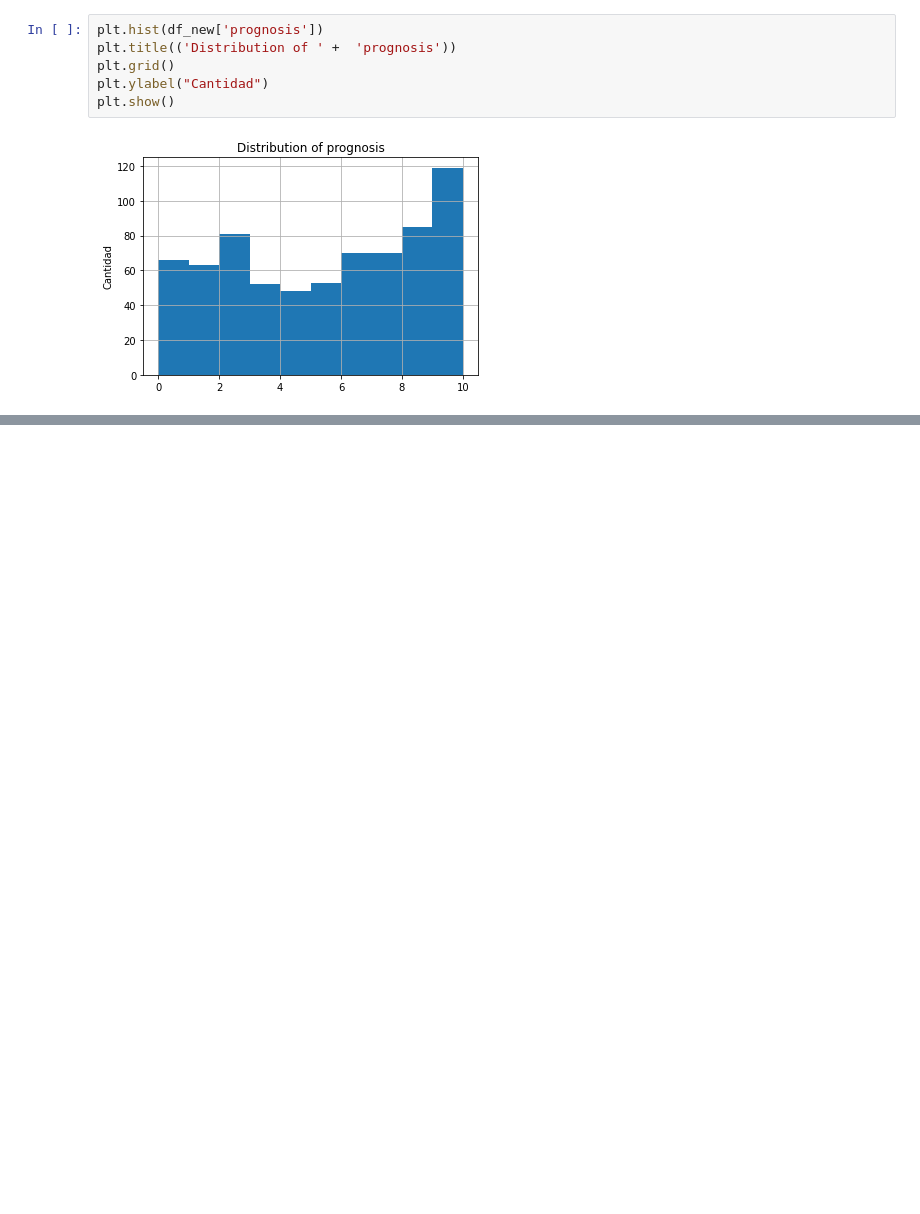
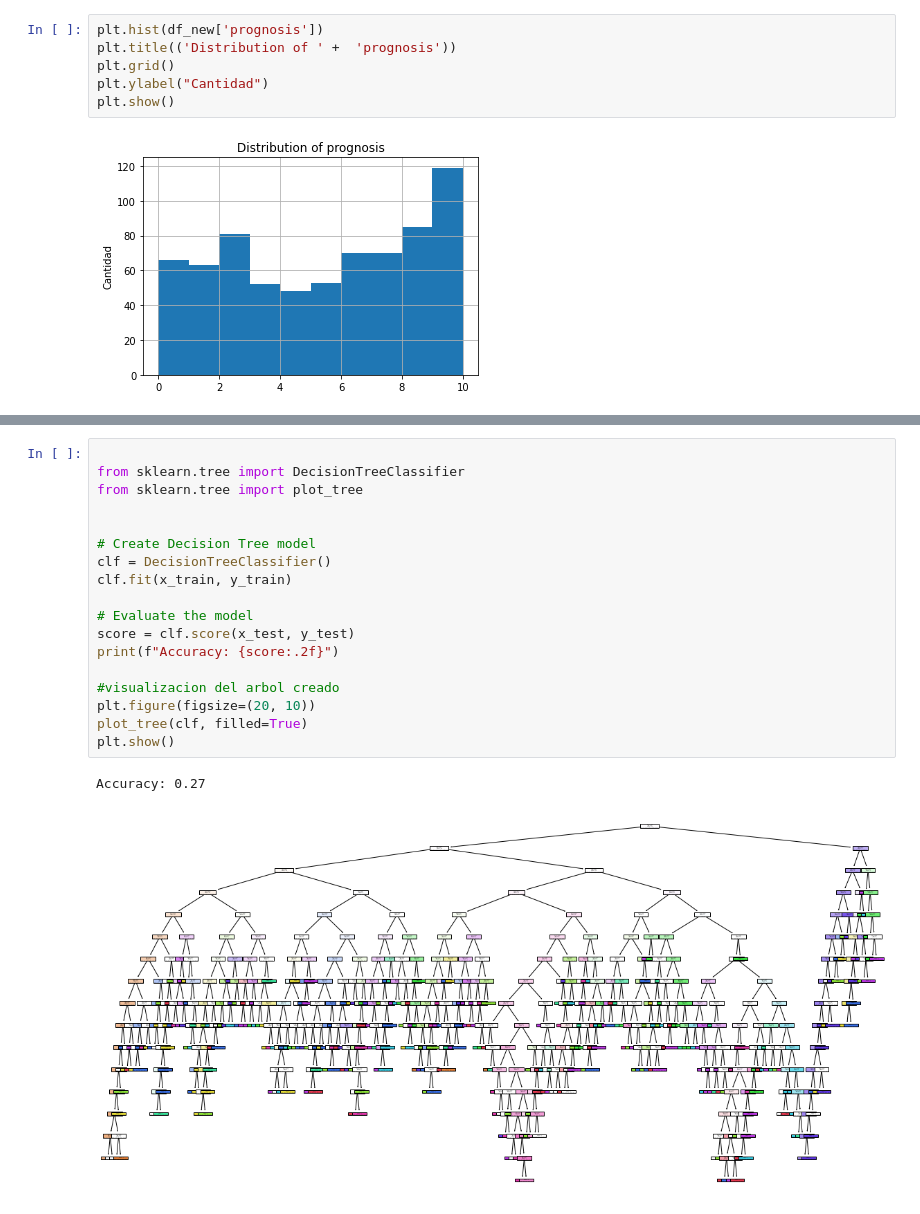
Before and after one commit to fruizg/ReconocimientoDePatrones, a Jupyter notebook: Challenges/Challenge3/Challenge3.ipynb, the cells around one changed output, grey strips where cells are left out. Cells and saved outputs as stored; diff of their text form; blank space fills up the shorter version.

```diff
--- a/Challenges/Challenge3/Challenge3.ipynb
+++ b/Challenges/Challenge3/Challenge3.ipynb
@@ -192,0 +228,21 @@ IndexError: index 4 is out of bounds for axis 0 with size 4
+# %%
+
+from sklearn.tree import DecisionTreeClassifier
+from sklearn.tree import plot_tree
+
+
+# Create Decision Tree model
+clf = DecisionTreeClassifier()
+clf.fit(x_train, y_train)
+
+# Evaluate the model
+score = clf.score(x_test, y_test)
+print(f"Accuracy: {score:.2f}")
+
+#visualizacion del arbol creado
+plt.figure(figsize=(20, 10))
+plot_tree(clf, filled=True)
+plt.show()
+# %% [output]
+Accuracy: 0.27
+[figure, added]
```
Also changed, not shown: parts of 5 cells of this notebook.
